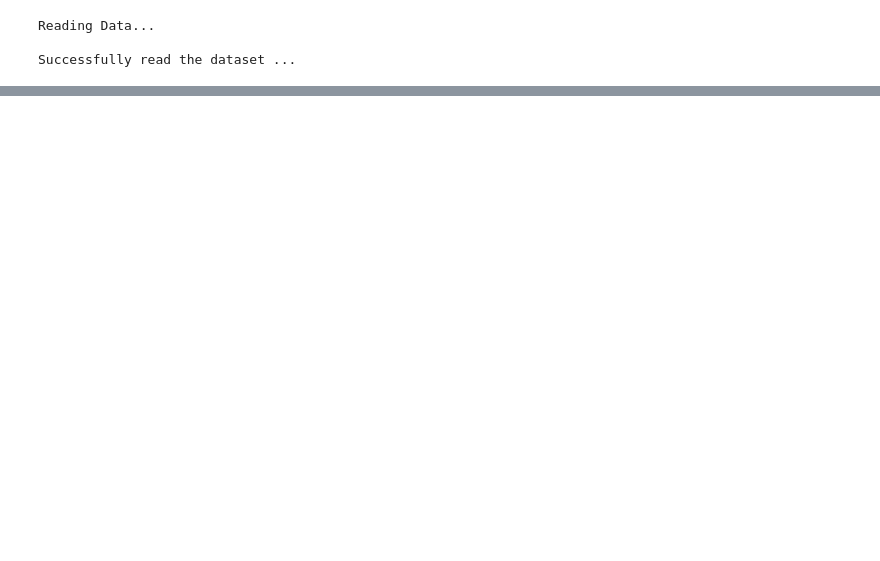
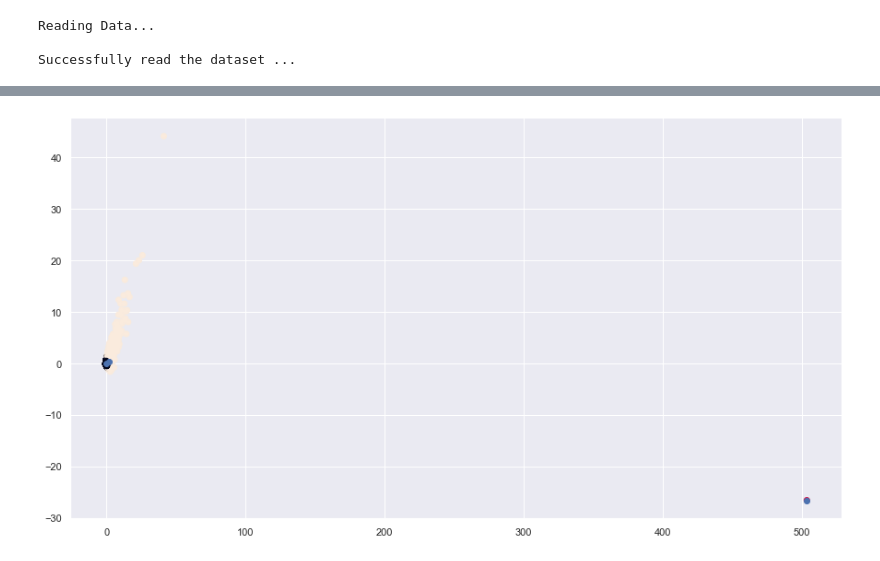
Before and after one commit to Blvisse/10-Academy, a Jupyter notebook: Week1/notebooks/Task2.ipynb, the cells around one changed output, grey strips where cells are left out. Cells and saved outputs as stored; diff of their text form; code cells hidden in the pictures; blank space fills up the shorter version.

Commit message:
Included clusters and modelled Kmeans

```diff
--- a/Week1/notebooks/Task2.ipynb
+++ b/Week1/notebooks/Task2.ipynb
@@ -48,0 +139,3 @@ TypeError: aggregateCategorical() missing 1 required positional argument: 'top'
+# %%
+aggreDf=pd.merge(aggData,sessionDF,on='MSISDN/Number')
+aggreDf
@@ -48,0 +158,2 @@ TypeError: aggregateCategorical() missing 1 required positional argument: 'top'
+# %%
+skewedData=aggreDf[['Dur. (ms).1','Total Session (Mbs)','No of xDR sessions']]
@@ -48,0 +172,5 @@ TypeError: aggregateCategorical() missing 1 required positional argument: 'top'
+# %%
+from sklearn.preprocessing import MinMaxScaler,StandardScaler
+minMax=MinMaxScaler()
+ss=StandardScaler()
+normalizedData=ss.fit_transform(skewedData)
@@ -48,0 +187,10 @@ TypeError: aggregateCategorical() missing 1 required positional argument: 'top'
+# %%
+from sklearn.decomposition import PCA
+
+pca = PCA(n_components=2)
+pcaData=pca.fit_transform(normalizedData)
+# %%
+knn=Models(pcaData)
+knn.visualizePlot(3,'b',cmap='RdPu')
+# %% [output]
+[figure, added]
```
Also changed, not shown: parts of 38 cells of this notebook, 3 other files.
